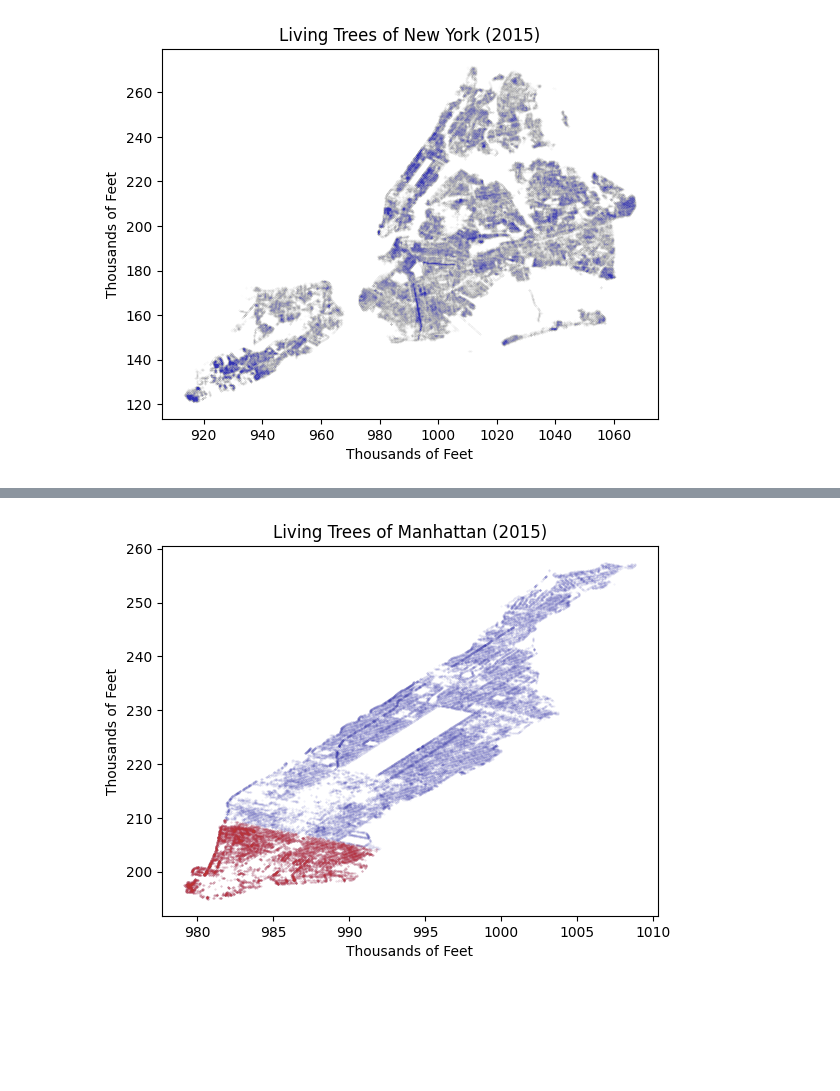
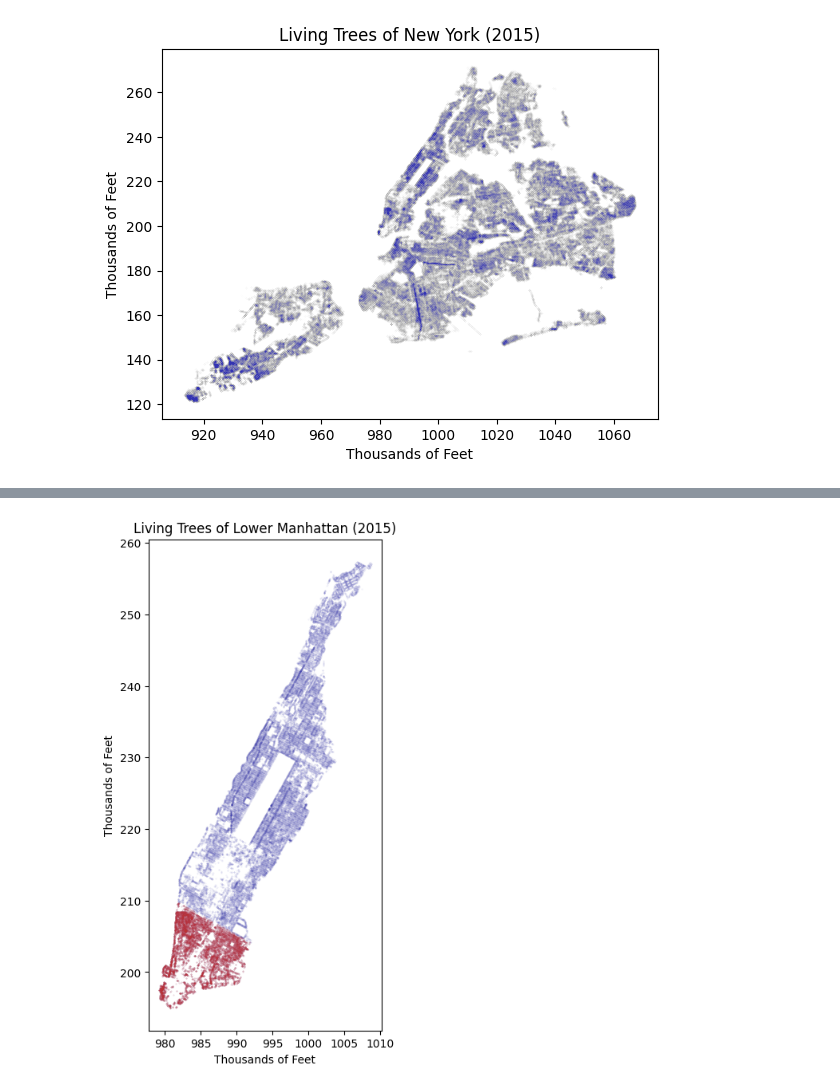
Before and after one commit to fractalate/data-trees-new-york, a Jupyter notebook: Street Tree Census 2015.ipynb, the cells around one changed output, grey strips where cells are left out. Saved outputs shown, nothing was run; the diff lists cells and outputs as text; code cells hidden in the pictures; blank space fills up the shorter version.

```diff
--- a/Street Tree Census 2015.ipynb
+++ b/Street Tree Census 2015.ipynb
@@ -24,12 +40,12 @@ df_trees_lm = df_trees[
         (df_trees['status'] == 'Alive')
         & (df_trees['borough'] == 'Manhattan')
         & (
-            (df['nta_name'] == 'SoHo-TriBeCa-Civic Center-Little Italy')
-            | (df['nta_name'] == 'Battery Park City-Lower Manhattan')
-            | (df['nta_name'] == 'Chinatown')
-            | (df['nta_name'] == 'West Village')
-            | (df['nta_name'] == 'Lower East Side')
-            | (df['nta_name'] == 'East Village')
+            (df_trees['nta_name'] == 'SoHo-TriBeCa-Civic Center-Little Italy')
+            | (df_trees['nta_name'] == 'Battery Park City-Lower Manhattan')
+            | (df_trees['nta_name'] == 'Chinatown')
+            | (df_trees['nta_name'] == 'West Village')
+            | (df_trees['nta_name'] == 'Lower East Side')
+            | (df_trees['nta_name'] == 'East Village')
         )
     )
 ]
@@ -107,16 +139,19 @@ plt.show()
 # %%
 df = df_trees[
     (df_trees['status'] == 'Alive')
     & (df_trees['borough'] == 'Manhattan')
 ]
 df_highlight = df_trees_lm
 
-plt.scatter(df['x_sp'] / 1000, df['y_sp'] / 1000, s=0.1, color=(0.2, 0.2, 0.7, 0.1))
-plt.scatter(df_highlight['x_sp'] / 1000, df_highlight['y_sp'] / 1000, s=0.1, color=(0.8, 0.2, 0.2, 0.2))
-plt.title('Living Trees of Manhattan (2015)')
-plt.xlabel('Thousands of Feet')
-plt.ylabel('Thousands of Feet')
+fig, ax = plt.subplots(figsize=(8, 8))  # x-dimension gets "forgotten" after set_aspect().
+
+ax.set_aspect('equal', adjustable='box')
+ax.scatter(df['x_sp'] / 1000, df['y_sp'] / 1000, s=0.1, color=(0.2, 0.2, 0.7, 0.1))
+ax.scatter(df_highlight['x_sp'] / 1000, df_highlight['y_sp'] / 1000, s=0.1, color=(0.8, 0.2, 0.2, 0.2))
+ax.set_title('Living Trees of Lower Manhattan (2015)')
+ax.set_xlabel('Thousands of Feet')
+ax.set_ylabel('Thousands of Feet')
 plt.show()
 # %% [output]
-[figure, old version]
+[figure, new version]
 # %%
```
Also changed, not shown: parts of 13 cells of this notebook.
